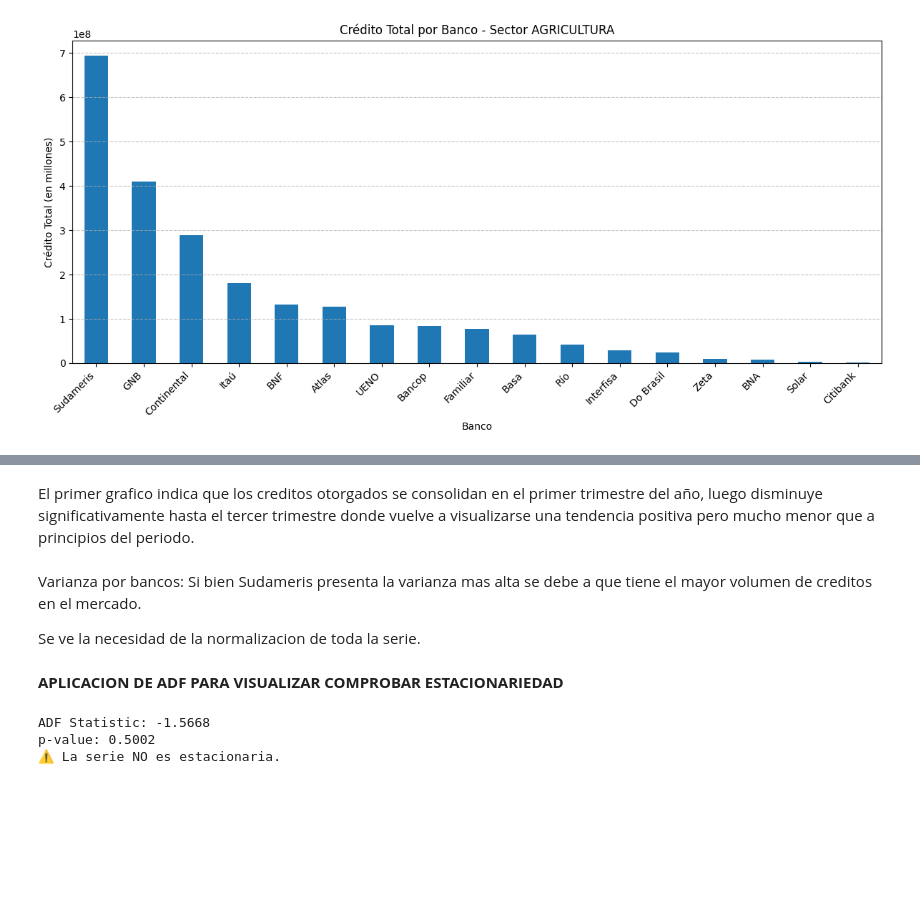
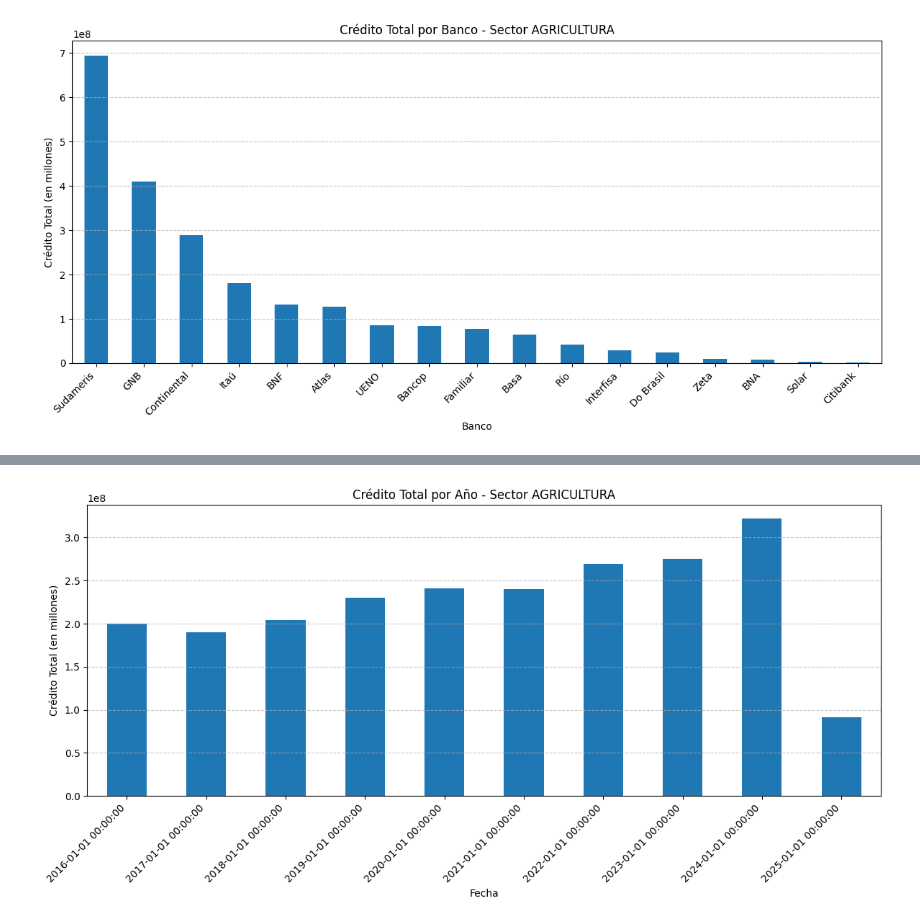
Before and after one commit to MathiasChd/MIA_UNA, a Jupyter notebook: SeriesTemporales/TrabajoGrupal/Trabajo_grupal_MIAAD.ipynb, the cells around one changed output, grey strips where cells are left out. Drawn from its saved outputs; the diff is of its cells as text; code cells hidden in the pictures; blank space fills up the shorter version.

```diff
--- a/SeriesTemporales/TrabajoGrupal/Trabajo_grupal_MIAAD.ipynb
+++ b/SeriesTemporales/TrabajoGrupal/Trabajo_grupal_MIAAD.ipynb
@@ -106,8 +68,15 @@ df_sector_agri.head()
+# %%
+# Filtrar por sector AGRICULTURA
+df_agricultura = df_sector[df_sector['Sector E.'] == 'AGRICULTURA'].copy()
+
+# Convertir columna Fecha a datetime (agregando día)
+df_agricultura['Fecha'] = pd.to_datetime(df_agricultura['Fecha'].astype(str) + '/01', format='%Y/%m/%d')
+
+#Borramos la columna 'Sector E.' para evitar duplicados
+df_agricultura.drop(columns=['Sector E.'], inplace=True)
 # %%
-#Borramos la columna 'Sector E.' para evitar duplicados
-df_sector_agri.drop(columns=['Sector E.'], inplace=True)
 # Transponer el DataFrame
-df_nuevo = df_sector_agri.melt(
+df_nuevo = df_agricultura.melt(
     id_vars=["Fecha", "Moneda"],
     var_name="Banco",
     value_name="Credito"
@@ -120,7 +84,16 @@ See the caveats in the documentation: https://pandas.pydata.org/pandas-docs/stab
 # %%
-# Reemplazar nombres de bancos fusionados
+# Reemplazar nombres de bancos fusionados y agrupar
 df_nuevo["Banco"] = df_nuevo["Banco"].replace({
     "GNB Fusión": "GNB",
     "Regional": "Sudameris",
     "Visión": 'UENO'
 })
+
+# Agrupar por fecha, moneda y banco
+df_nuevo = df_nuevo.groupby(["Fecha", "Moneda", "Banco"], as_index=False).sum()
+
+# Crear df con moneda
+df_con_moneda = df_nuevo.copy()
+
+# Crear df sin moneda
+df_nuevo_banco = df_nuevo.drop(columns=["Moneda"]).groupby(["Fecha", "Banco"], as_index=False).sum()
@@ -182,3 +100,8 @@ Ejemplo: Solar, Zeta, Citi
+# %%
+# Eliminar las filas donde todos los bancos tienen 0 en créditos
+df_nuevo = df_nuevo[df_nuevo.drop(columns=["Fecha", "Moneda","Banco"]).sum(axis=1) != 0]
+
+df_nuevo_banco = df_nuevo_banco[df_nuevo_banco.drop(columns=["Fecha", "Banco"]).sum(axis=1) != 0]
 # %%
 #Grafico de totales por banco
 credito_total = df_nuevo.groupby("Banco")["Credito"].sum().sort_values(ascending=False)
@@ -231,23 +119,16 @@ plt.show()
-# %% [markdown]
-El primer grafico indica que los creditos otorgados se consolidan en el primer trimestre del año, luego disminuye significativamente hasta el tercer trimestre donde vuelve a visualizarse una tendencia positiva pero mucho menor que a principios del periodo.
-# %% [markdown]
-Varianza por bancos: Si bien Sudameris presenta la varianza mas alta se debe a que tiene el mayor volumen de creditos en el mercado.
-
-Se ve la necesidad de la normalizacion de toda la serie.
-# %% [markdown]
-**APLICACION DE ADF PARA VISUALIZAR COMPROBAR ESTACIONARIEDAD**
-# %%
-from statsmodels.tsa.stattools import adfuller #Prueba de estacionariedad
-serie_total = df_nuevo.groupby("Fecha")["Credito"].sum().sort_index()
-adf = adfuller(serie_total.dropna())
-print(f"ADF Statistic: {adf[0]:.4f}")
-print(f"p-value: {adf[1]:.4f}")
-
-if adf[1] < 0.05:
-    print("✅ La serie es estacionaria.")
-else:
-    print("⚠️ La serie NO es estacionaria.")
-# %% [output]
-ADF Statistic: -1.5668
-p-value: 0.5002
-⚠️ La serie NO es estacionaria.
+# %%
+#Grafico de totales por año
+df_year = df_nuevo.copy()
+df_year['Anho'] = df_year['Fecha'].dt.to_period('Y').dt.to_timestamp()
+credito_total = df_year.groupby("Anho")["Credito"].sum()
+plt.figure(figsize=(12, 6))
+credito_total.plot(kind='bar')
+plt.title("Crédito Total por Año - Sector AGRICULTURA")
+plt.xlabel("Fecha")
+plt.ylabel("Crédito Total (en millones)")
+plt.xticks(rotation=45, ha='right')
+plt.grid(axis='y', linestyle='--', alpha=0.7)
+plt.tight_layout()
+plt.show()
+# %% [output]
+[figure, added]
```
Also changed, not shown: parts of 69 cells of this notebook.
